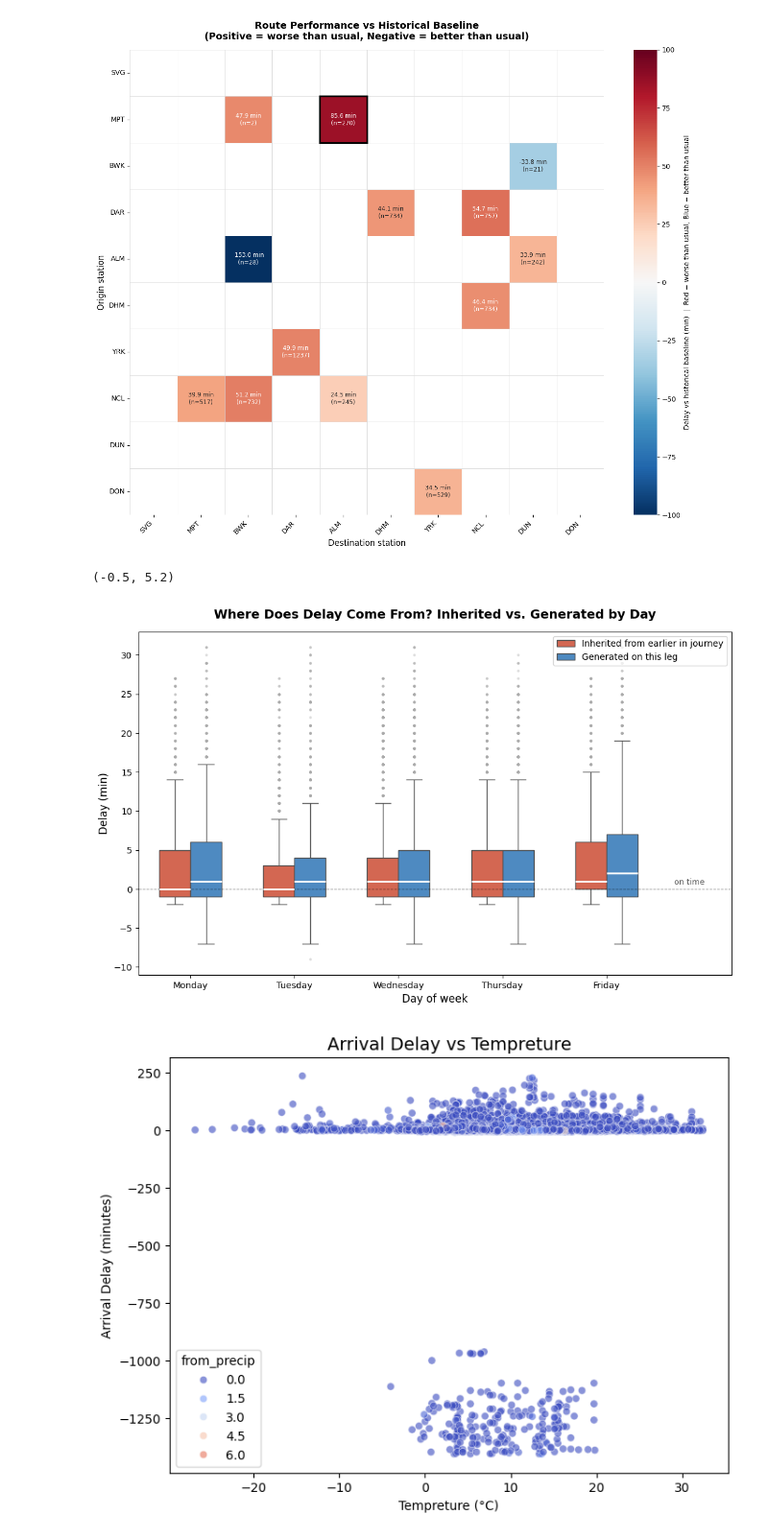
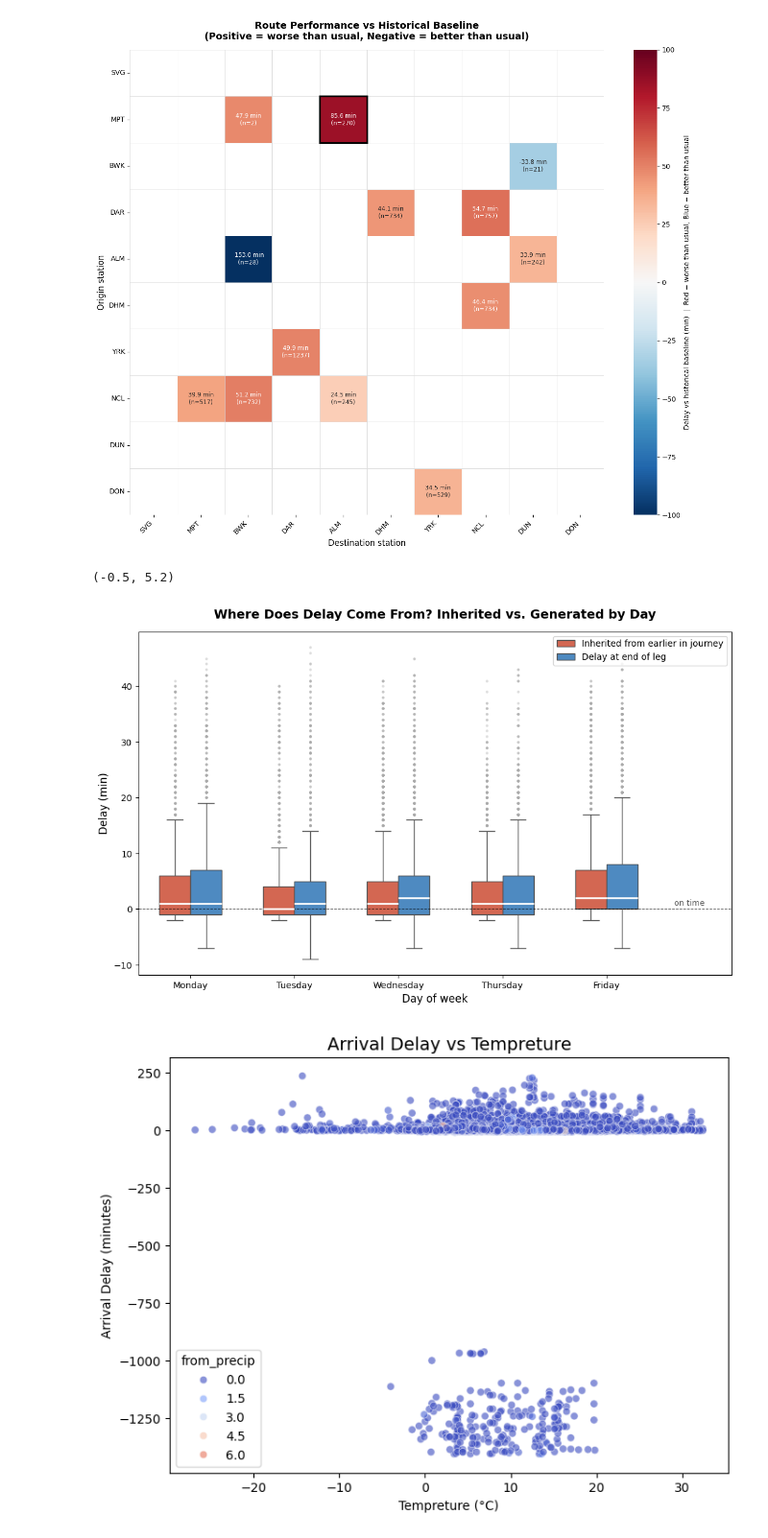
Before and after one commit to DanielAnthonyJones/LNER-Disruption-Prediction, a Jupyter notebook: LNER_eda_notebook.ipynb, the cells around one changed output. Shown at 96% size. Saved outputs shown, nothing was run; the diff lists cells and outputs as text; code cells hidden in the pictures.

```diff
--- a/LNER_eda_notebook.ipynb
+++ b/LNER_eda_notebook.ipynb
@@ -372,7 +373,7 @@ def iqr_bounds(series):
     Q1 = series.quantile(0.25)
     Q3 = series.quantile(0.75)
     IQR = Q3 - Q1
-    return Q1 - 3 * IQR, Q3 + 3 * IQR
+    return Q1 - 5 * IQR, Q3 + 5 * IQR
 
 arr_lower, arr_upper = iqr_bounds(df['arrival_delay_min'])
 prop_lower, prop_upper = iqr_bounds(df['propagated_delay_min'])
@@ -398,7 +399,7 @@ df_melt = df_filtered.melt(
 
 df_melt['Delay Type'] = df_melt['Delay Type'].map({
     'propagated_delay_min': 'Inherited from earlier in journey',
-    'end_segment_delay_min': 'Generated on this leg'
+    'end_segment_delay_min': 'Delay at end of leg'
 })
 
 # Plot
@@ -406,34 +407,34 @@ day_order = ['Monday', 'Tuesday', 'Wednesday', 'Thursday', 'Friday']
 
 fig, ax = plt.subplots(figsize=(12, 7))
 
 sns.boxplot(
     data=df_melt,
     x='day_of_week_name',
     y='Minutes',
     hue='Delay Type',
     order=day_order,
     palette=['#E8593C', '#3B8BD4'],
     width=0.6,
     flierprops=dict(marker='o', markersize=3, markerfacecolor='#aaaaaa',
                     markeredgecolor='none', alpha=0.4),
     medianprops=dict(color='white', linewidth=2),
     ax=ax
 )
 
 # Zero reference line
 ax.axhline(0, color='black', linewidth=0.8, linestyle='--', alpha=0.5)
 ax.text(4.65, 0.3, 'on time', fontsize=9, color='#555555', va='bottom')
 
 # Titles and labels
 ax.set_title('Where Does Delay Come From? Inherited vs. Generated by Day',
              fontsize=14, fontweight='bold', pad=15)
 ax.set_xlabel('Day of week', fontsize=12)
 ax.set_ylabel('Delay (min)', fontsize=12)
 ax.legend(title='', fontsize=10, loc='upper right')
 ax.set_xlim(-0.5, 5.2)
 # %% [output]
 (-0.5, 5.2)
-[figure, old version]
+[figure, new version]
 # %%
 # delay vs tempreture
 plt.figure(figsize = (8,6))
```
Also changed, not shown: parts of 6 cells of this notebook, 2 other files.
